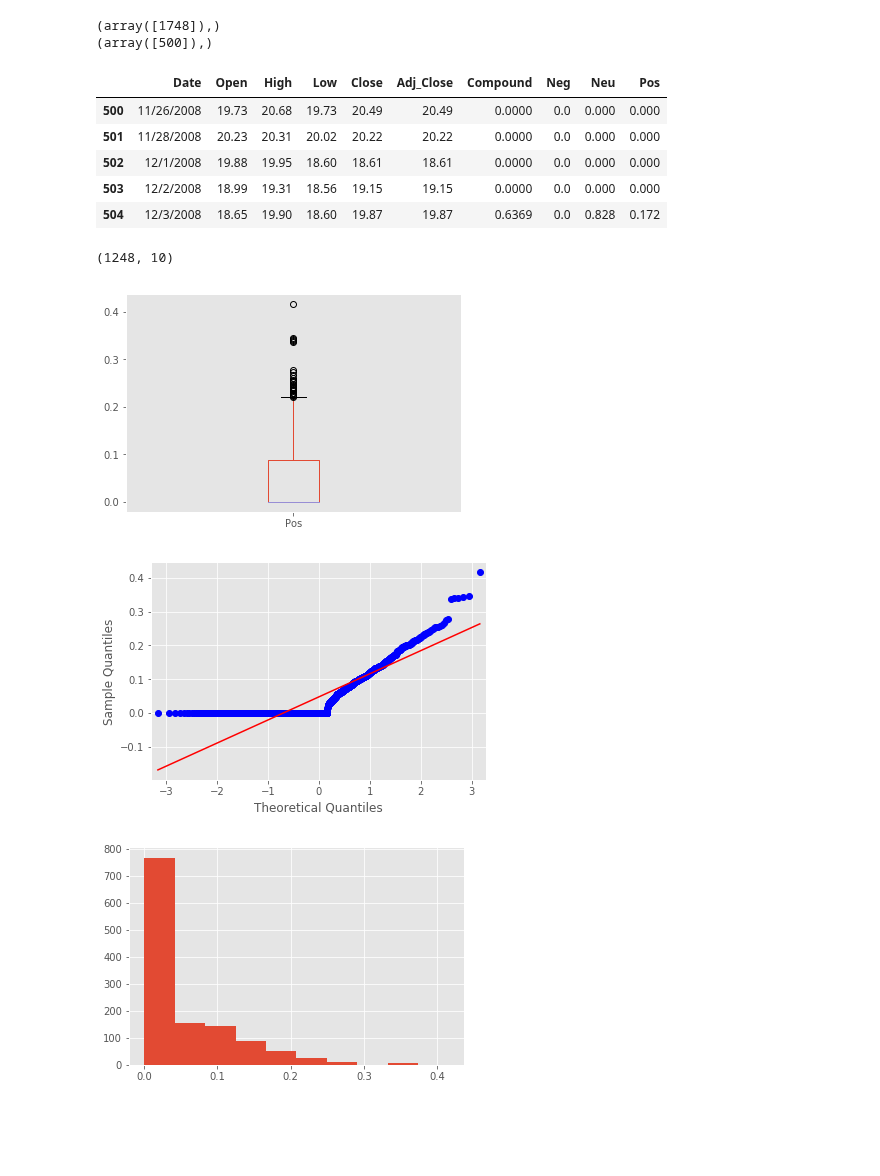
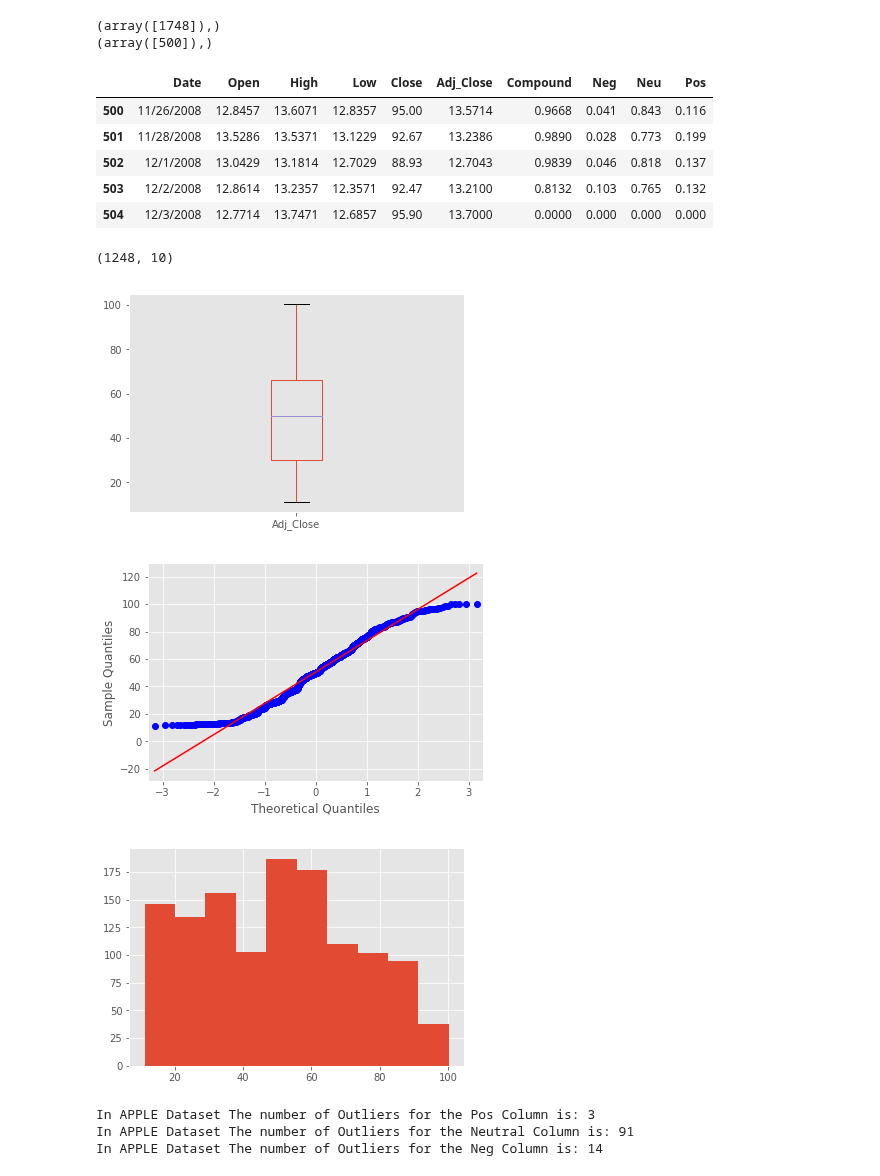
Before and after one commit to micattia/Capstone, a Jupyter notebook: 05_Exploratory_Analysis.ipynb, the cells around one changed output. Drawn from its saved outputs; the diff is of its cells as text; code cells hidden in the pictures; blank space fills up the shorter version.

```diff
--- a/05_Exploratory_Analysis.ipynb
+++ b/05_Exploratory_Analysis.ipynb
@@ -92,31 +175,53 @@ print(ar2)
 (array([500]),)
 # %%
 # second: slicing the dataset From NOV 2008 till NOV 2014
-ls = dfMS[500:1748]
-ls.head()
+lsAPPL = dfAPPL[500:1748]
+lsAPPL.head()
 # %% [output]
 |  | Date | Open | High | Low | Close | Adj_Close | Compound | Neg | Neu | Pos |
-| 500 | 11/26/2008 | 19.73 | 20.68 | 19.73 | 20.49 | 20.49 | 0.0000 | 0.0 | 0.000 | 0.000 |
-| 501 | 11/28/2008 | 20.23 | 20.31 | 20.02 | 20.22 | 20.22 | 0.0000 | 0.0 | 0.000 | 0.000 |
-| 502 | 12/1/2008 | 19.88 | 19.95 | 18.60 | 18.61 | 18.61 | 0.0000 | 0.0 | 0.000 | 0.000 |
-| 503 | 12/2/2008 | 18.99 | 19.31 | 18.56 | 19.15 | 19.15 | 0.0000 | 0.0 | 0.000 | 0.000 |
-| 504 | 12/3/2008 | 18.65 | 19.90 | 18.60 | 19.87 | 19.87 | 0.6369 | 0.0 | 0.828 | 0.172 |
+| 500 | 11/26/2008 | 12.8457 | 13.6071 | 12.8357 | 95.00 | 13.5714 | 0.9668 | 0.041 | 0.843 | 0.116 |
+| 501 | 11/28/2008 | 13.5286 | 13.5371 | 13.1229 | 92.67 | 13.2386 | 0.9890 | 0.028 | 0.773 | 0.199 |
+| 502 | 12/1/2008 | 13.0429 | 13.1814 | 12.7029 | 88.93 | 12.7043 | 0.9839 | 0.046 | 0.818 | 0.137 |
+| 503 | 12/2/2008 | 12.8614 | 13.2357 | 12.3571 | 92.47 | 13.2100 | 0.8132 | 0.103 | 0.765 | 0.132 |
+| 504 | 12/3/2008 | 12.7714 | 13.7471 | 12.6857 | 95.90 | 13.7000 | 0.0000 | 0.000 | 0.000 | 0.000 |
-# %%
-ls.shape
-# %% [output]
-(1248, 10)
+# %%
+# Check the number of Rows in the Microsoft dataset after after subsetting for 6 years only instead of 10
+lsAPPL.shape
+# %% [output]
+(1248, 10)
 # %%
 #Re-Test Normality again for Microsoft data set columns [Open]
 
 # Box Plot
-ls.boxplot( column =['Pos'], grid = False)
+lsAPPL.boxplot( column =['Adj_Close'], grid = False)
 # q-q plot
-qqplot(ls.Pos, line='s')
+qqplot(lsAPPL.Adj_Close, line='s')
 pyplot.show()
 # histogram plot
-pyplot.hist(ls.Pos)
+pyplot.hist(lsAPPL.Adj_Close)
 pyplot.show()
 # %% [output]
-[figure, old version]
+[figure, new version]
-[figure, old version]
+[figure, new version]
-[figure, old version]
+[figure, new version]
+# %%
+# Reuning the function for the columns that had outliers to see how subseting the dataset reduced the outliers
+
+outlier_datapoints = detect_outlier(lsAPPL.Pos)
+x = len(outlier_datapoints)
+k = 'In APPLE Dataset The number of Outliers for the Pos Column is: ' + repr(x)
+print(k)
+
+outlier_datapoints = detect_outlier(lsAPPL.Neu)
+m = len(outlier_datapoints)
+n = 'In APPLE Dataset The number of Outliers for the Neutral Column is: ' + repr(m)
+print(n)
+
+outlier_datapoints1 = detect_outlier(lsAPPL.Neg)
+a = len(outlier_datapoints1)
+b = 'In APPLE Dataset The number of Outliers for the Neg Column is: ' + repr(a)
+print(b)
+# %% [output]
+In APPLE Dataset The number of Outliers for the Pos Column is: 3
+In APPLE Dataset The number of Outliers for the Neutral Column is: 91
+In APPLE Dataset The number of Outliers for the Neg Column is: 14
```
Also changed, not shown: parts of 10 cells of this notebook.
